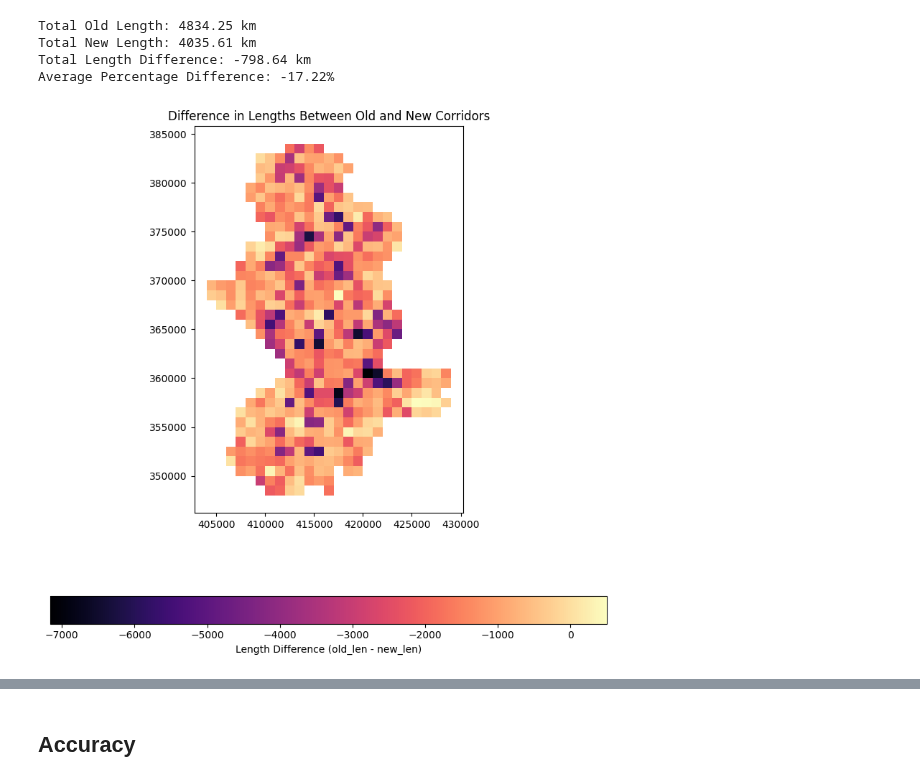
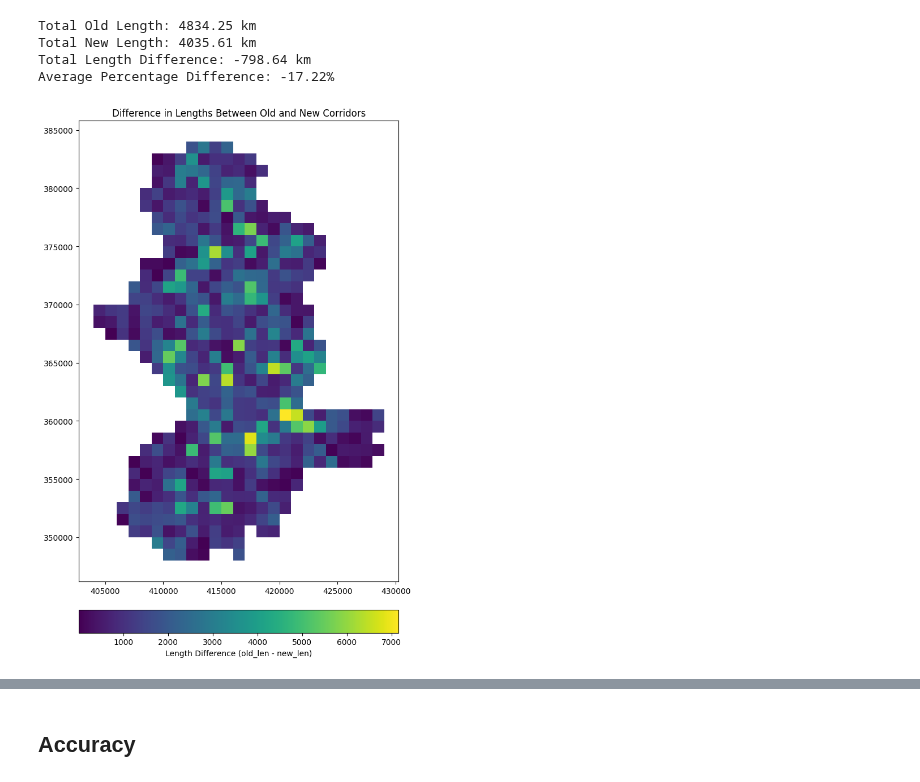
Before and after one commit to pdnpa/cnn-boundaries, a Jupyter notebook: notebooks/label-analysis.ipynb, the cells around one changed output, grey strips where cells are left out. Drawn from its saved outputs; the diff is of its cells as text; code cells hidden in the pictures.

Commit message:
data for grid map

```diff
--- a/notebooks/label-analysis.ipynb
+++ b/notebooks/label-analysis.ipynb
@@ -175,6 +175,7 @@ append_lengths_to_grid(osgrid, oldcorridors, newcorridors, buffer_width_each_sid
 osgrid.to_file("../content/1950-corridors/osgrid_with_lengths.shp")
 # %%
 # check its worked
+df = gpd.read_file(("../content/1950-corridors/osgrid_with_lengths.shp"))
 # Add 'diff_len' column as the difference between 'new_len' and 'old_len'
 df['diff_len'] = df['new_len'] - df['old_len']
 
@@ -208,13 +209,23 @@ Total New Length: 4035.61 km
 Total Length Difference: -798.64 km
 Average Percentage Difference: -17.22%
 # %%
-# Plotting with an inverted color ramp
+from mpl_toolkits.axes_grid1 import make_axes_locatable
+df['diff_len'] = df['diff_len'].abs()  # Make all values positive
 fig, ax = plt.subplots(figsize=(10, 10))  # Adjust the size as needed
-df.plot(column='diff_len', ax=ax, legend=True,
-        cmap='magma',  # Reversed colormap
-        legend_kwds={'label': "Length Difference (old_len - new_len)",
-                     'orientation': "horizontal"})
+
+# Plot the DataFrame
+df.plot(column='diff_len', ax=ax, cmap='viridis')  # Choose a colormap
+
+# Create colorbar as a separate Axes
+divider = make_axes_locatable(ax)
+cax = divider.append_axes("bottom", size="5%", pad=0.5)
+
+# Generate colorbar
+plt.colorbar(ax.collections[0], cax=cax, orientation='horizontal')
+cax.set_xlabel("Length Difference (old_len - new_len)")
+
 ax.set_title('Difference in Lengths Between Old and New Corridors')
+plt.tight_layout()  # Adjust the layout to fit everything
 plt.show()
 # %% [output]
-[figure, old version]
+[figure, new version]
```
Also changed, not shown: parts of 3 cells of this notebook, 6 other files.
